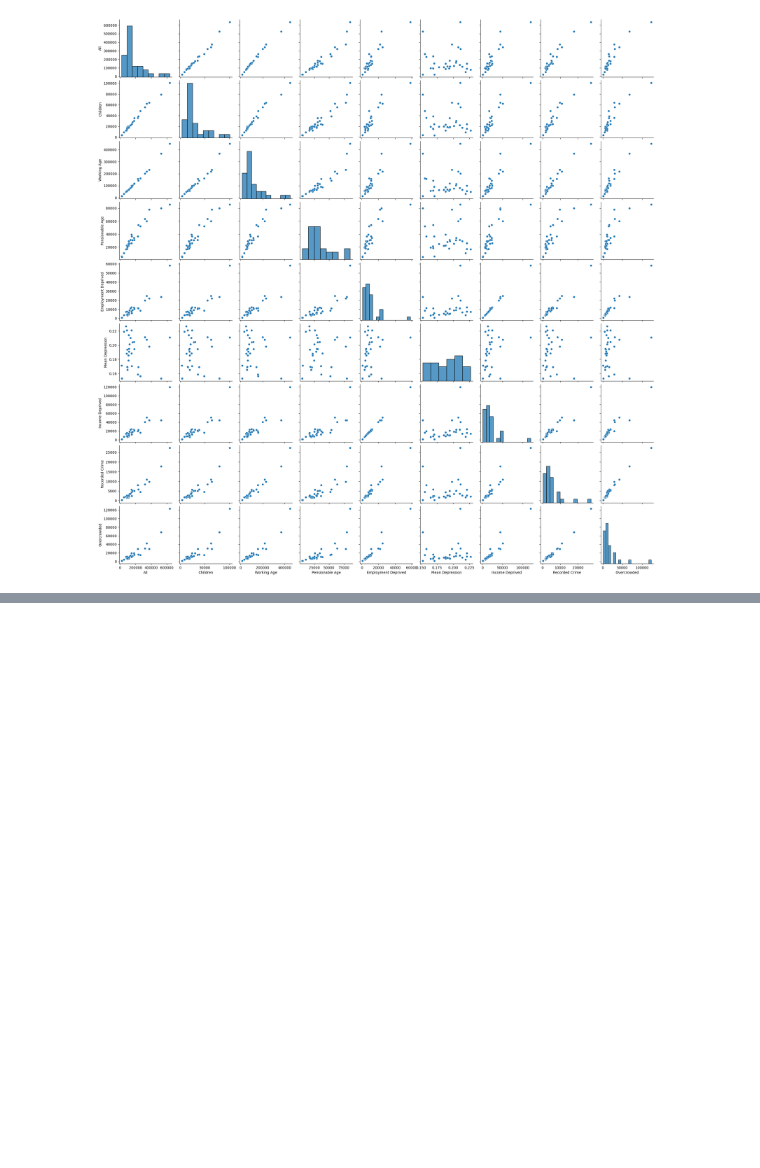
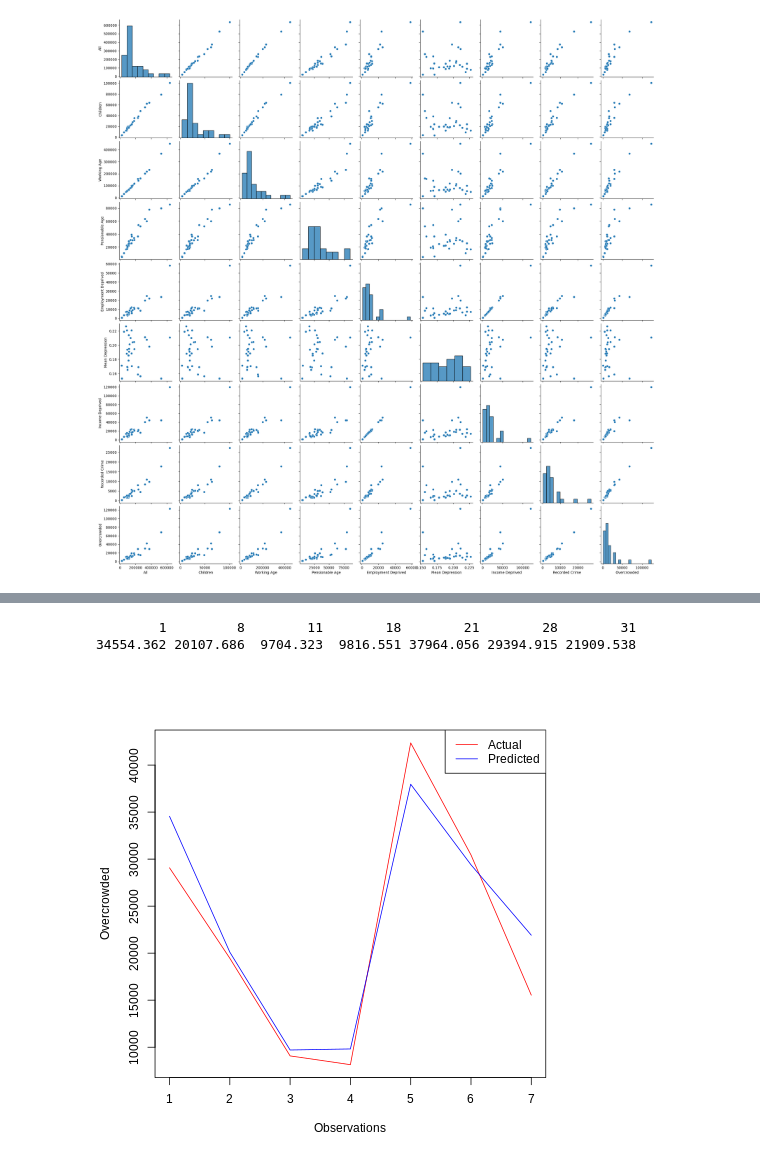
Before and after one commit to ighopresh/ProjectFile, a Jupyter notebook: Implementation_project.ipynb, the cells around one changed output, grey strips where cells are left out. Saved outputs shown, nothing was run; the diff lists cells and outputs as text; code cells hidden in the pictures; blank space fills up the shorter version.

```diff
--- a/Implementation_project.ipynb
+++ b/Implementation_project.ipynb
@@ -654,0 +676,6 @@ sns.pairplot(data=correlation_df)
+# %%
+%%R
+
+ml_df <- read.csv('/content/drive/MyDrive/corr.csv')
+colnames(ml_df) <- c("City", "Total", "Children", "Working", "Pensionable", "Unemployed", "Depression", "Incomedeprived", "Crime", 'Overcrowded')
+head(ml_df)
@@ -654,0 +699,15 @@ sns.pairplot(data=correlation_df)
+# %%
+%%R
+
+#split into training and test sets
+set.seed(7)
+library(caTools)
+split <- sample.split(ml_df, SplitRatio=0.8)
+
+train <- subset(ml_df, split == TRUE)
+test <- subset(ml_df, split == FALSE)
+
+model <- lm(Overcrowded ~ Total + Children + Working + Pensionable, data = train)
+
+
+summary(model)
@@ -654,0 +732,16 @@ sns.pairplot(data=correlation_df)
+# %%
+#prediction
+%%R
+pred <- predict(model, test)
+pred
+# %% [output]
+        1         8        11        18        21        28        31
+34554.362 20107.686  9704.323  9816.551 37964.056 29394.915 21909.538
+# %%
+%%R
+
+plot(test$Overcrowded, type = 'l', lty = 1.8, col='red', xlab = "Observations", ylab = "Overcrowded")
+lines(pred, type='l', col='blue')
+legend("topright", legend = c("Actual", "Predicted"), col = c("red", "blue"), lty = 1.8)
+# %% [output]
+[figure, added]
```
Also changed, not shown: parts of 13 cells of this notebook.
